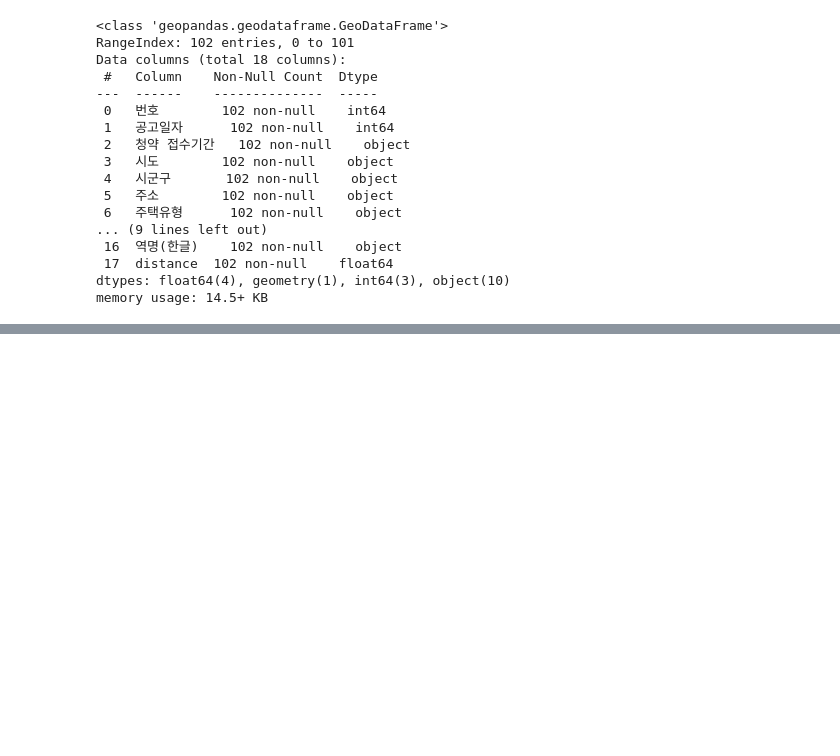
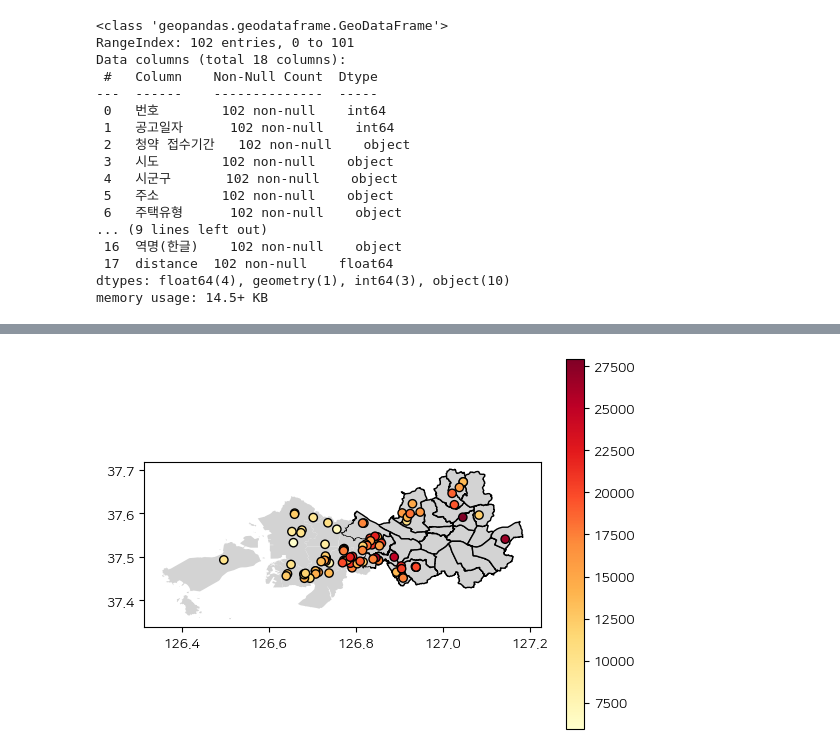
Before and after one commit to bm1120/hugdeundeun, a Jupyter notebook: visualize_notebook.ipynb, the cells around one changed output, grey strips where cells are left out. Cells and saved outputs as stored; diff of their text form; code cells hidden in the pictures; blank space fills up the shorter version.

Commit message:
EDA 및 interactive plot 초안 생성

```diff
--- a/visualize_notebook.ipynb
+++ b/visualize_notebook.ipynb
@@ -285,0 +271,17 @@ sns.histplot(data = final_reduced, x='deposit', kde=True)
+# %%
+import scipy.stats as sp
+import matplotlib.colors as mcolors
+cmap = plt.get_cmap('YlOrRd')
+# %%
+fig, ax = plt.subplots()
+seoul_geo0.plot(ax=ax, color='lightgray', edgecolor = 'k')
+# seoul_geo.plot(ax=ax, color='lightgray')
+gyeonggi_geo.plot(ax = ax, color='lightgray')
+incheon_geo.plot(ax = ax, color='lightgray')
+# total_geo0.plot(ax = ax, color='lightgray')
+final.assign(m_size = lambda df: sp.zscore(df.deposit)).plot(ax=ax, column='deposit', cmap=cmap,
+    legend=True,
+    edgecolor='black')
+plt.show()
+# %% [output]
+[figure, added]
```
Also changed, not shown: parts of 8 cells of this notebook, 3 other files.
